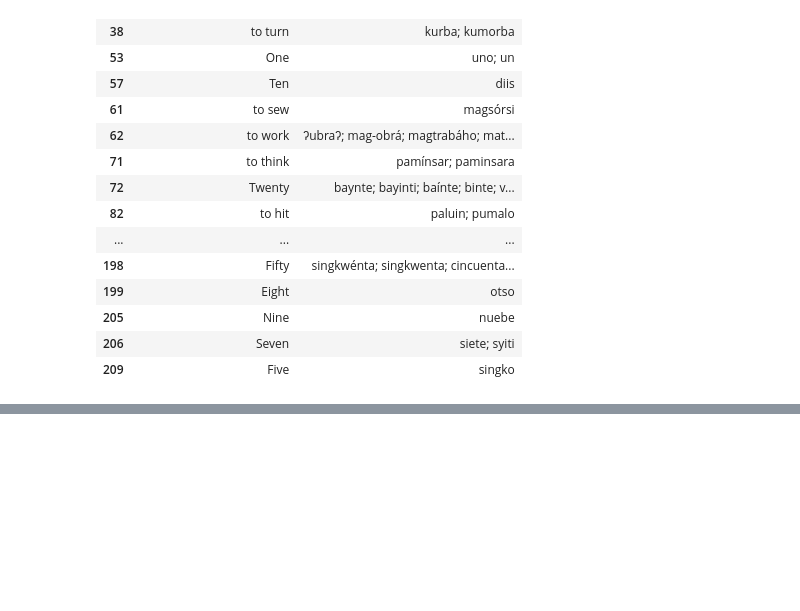
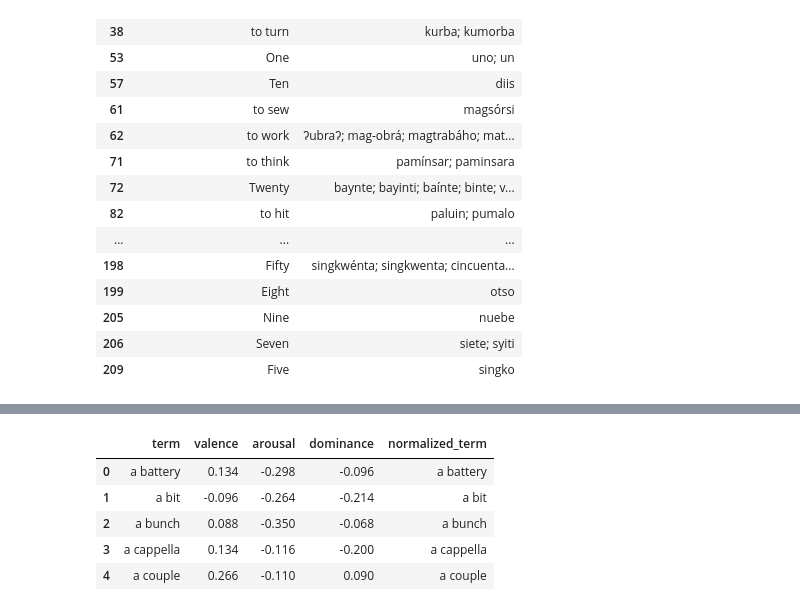
Before and after one commit to mrtnzram/InvestigatingEvolutionaryDriftInThePhilippines, a Jupyter notebook: python/cognate/scrape_abvd_wordlists.ipynb, the cells around one changed output, grey strips where cells are left out. Drawn from its saved outputs; the diff is of its cells as text; code cells hidden in the pictures; blank space fills up the shorter version.

```diff
--- a/python/cognate/scrape_abvd_wordlists.ipynb
+++ b/python/cognate/scrape_abvd_wordlists.ipynb
@@ -859,0 +869,83 @@ PH_confirmed_words_senti
+# %%
+import re
+import unicodedata
+import pandas as pd
+
+
+NRC_VAD_DIR = PROJECT_ROOT / 'data' / "NRC-VAD-Lexicon-v2.1"
+NRC_VAD_PATH = NRC_VAD_DIR / "NRC-VAD-Lexicon-v2.1.txt"
+
+
+def normalize_term(value):
+    if pd.isna(value):
+        return pd.NA
+
+    value = unicodedata.normalize("NFKC", str(value)).casefold()
+    value = value.replace("’", "'")
+    value = re.sub(r"[-_]+", " ", value)
+    value = re.sub(r"[^a-z0-9' ]+", " ", value)
+    value = re.sub(r"\s+", " ", value).strip()
+
+    return value if value else pd.NA
+
+
+NRC_vad = pd.read_csv(
+    NRC_VAD_PATH,
+    sep="\t",
+    encoding="utf-8",
+)
+
+# Standardize column names.
+NRC_vad.columns = (
+    NRC_vad.columns
+    .str.strip()
+    .str.casefold()
+)
+
+required_columns = {"term", "valence", "arousal", "dominance"}
+missing_columns = required_columns.difference(NRC_vad.columns)
+
+if missing_columns:
+    raise ValueError(
+        f"Missing expected columns: {sorted(missing_columns)}. "
+        f"Available columns: {NRC_vad.columns.tolist()}"
+    )
+
+NRC_vad = NRC_vad[
+    ["term", "valence", "arousal", "dominance"]
+].copy()
+
+NRC_vad["normalized_term"] = NRC_vad["term"].map(normalize_term)
+
+for dimension in ["valence", "arousal", "dominance"]:
+    NRC_vad[dimension] = pd.to_numeric(
+        NRC_vad[dimension],
+        errors="coerce",
+    )
+
+NRC_vad = (
+    NRC_vad
+    .dropna(
+        subset=[
+            "normalized_term",
+            "valence",
+            "arousal",
+            "dominance",
+        ]
+    )
+    .drop_duplicates("normalized_term")
+    .reset_index(drop=True)
+)
+
+vad_lookup = NRC_vad.set_index("normalized_term")[
+    ["valence", "arousal", "dominance"]
+]
+
+print(f"Loaded {len(NRC_vad):,} NRC VAD terms")
+print(
+    NRC_vad[["valence", "arousal", "dominance"]]
+    .agg(["min", "max"])
+)
+
+display(NRC_vad.head())
+# %% [output]
@@ -859,0 +956,6 @@ PH_confirmed_words_senti
+|  | term | valence | arousal | dominance | normalized_term |
+| 0 | a battery | 0.134 | -0.298 | -0.096 | a battery |
+| 1 | a bit | -0.096 | -0.264 | -0.214 | a bit |
+| 2 | a bunch | 0.088 | -0.350 | -0.068 | a bunch |
+| 3 | a cappella | 0.134 | -0.116 | -0.200 | a cappella |
+| 4 | a couple | 0.266 | -0.110 | 0.090 | a couple |
```
Also changed, not shown: parts of 9 cells of this notebook, 9 other files.
